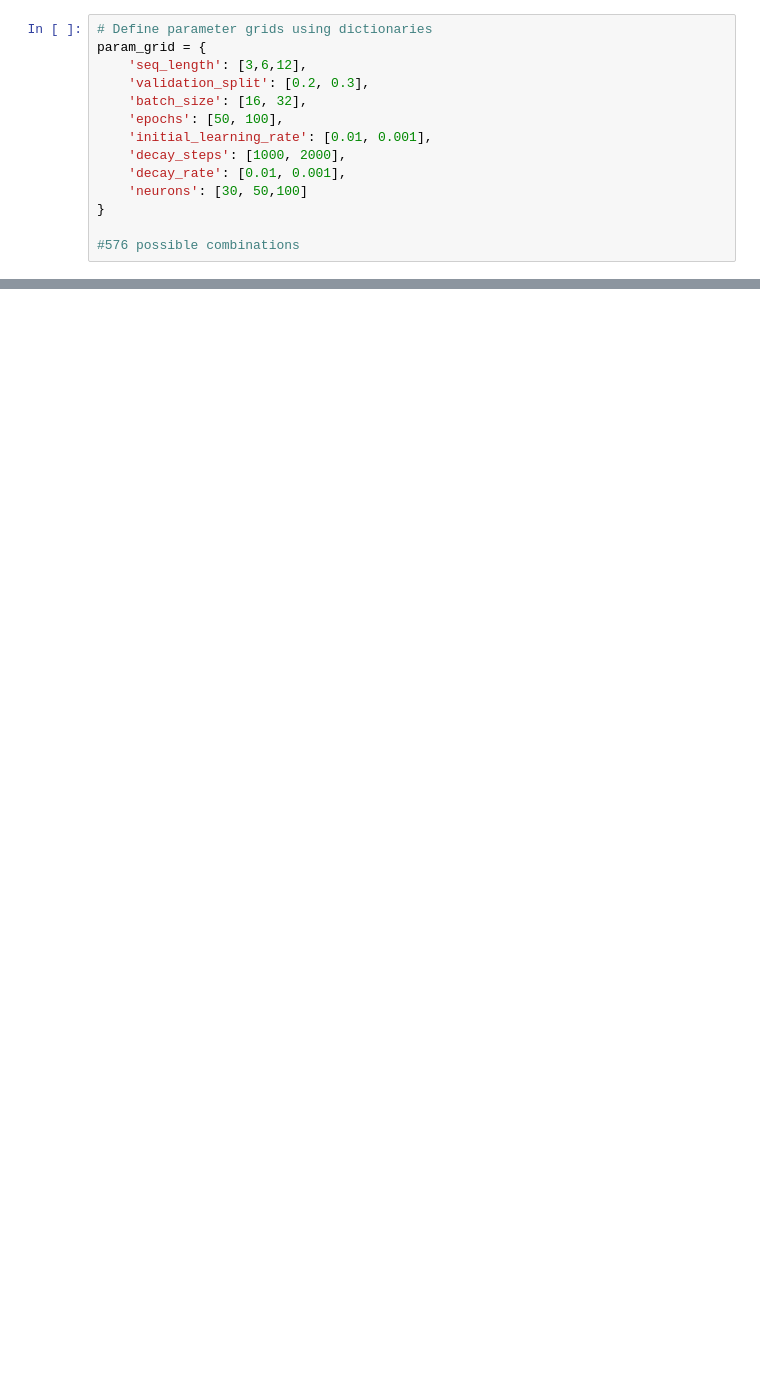
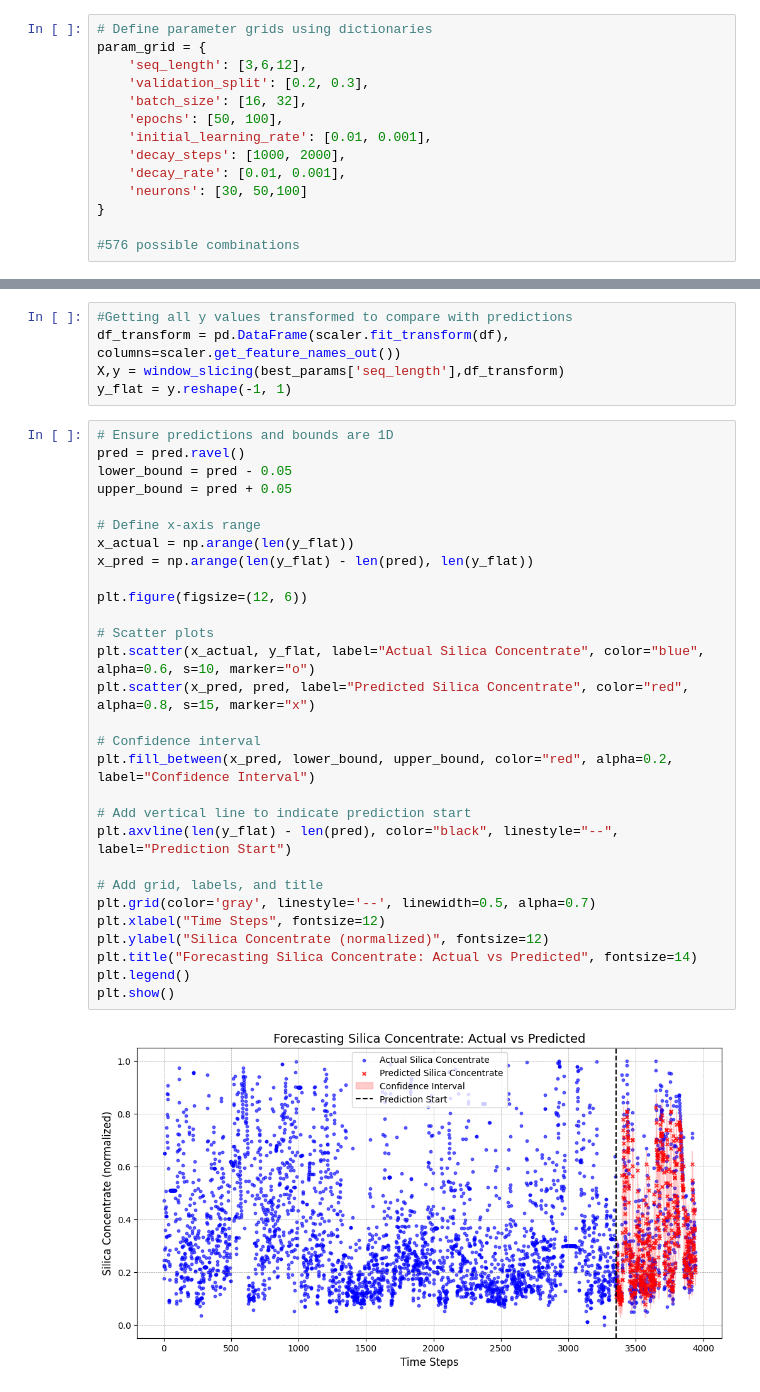
Before and after one commit to nicole-baltodano/Silica-concentrate-prediction, a Jupyter notebook: Recurrent neural network (RNN)-LSTM.ipynb, the cells around one changed output, grey strips where cells are left out. Saved outputs shown, nothing was run; the diff lists cells and outputs as text; blank space fills up the shorter version.

```diff
--- a/Recurrent neural network (RNN)-LSTM.ipynb
+++ b/Recurrent neural network (RNN)-LSTM.ipynb
@@ -408,0 +531,36 @@ plt.plot([y_test_flat.min(), y_test_flat.max()], [y_test_flat.min(),y_test_flat.
+# %%
+#Getting all y values transformed to compare with predictions
+df_transform = pd.DataFrame(scaler.fit_transform(df), columns=scaler.get_feature_names_out())
+X,y = window_slicing(best_params['seq_length'],df_transform)
+y_flat = y.reshape(-1, 1)
+# %%
+# Ensure predictions and bounds are 1D
+pred = pred.ravel()
+lower_bound = pred - 0.05
+upper_bound = pred + 0.05
+
+# Define x-axis range
+x_actual = np.arange(len(y_flat))
+x_pred = np.arange(len(y_flat) - len(pred), len(y_flat))
+
+plt.figure(figsize=(12, 6))
+
+# Scatter plots
+plt.scatter(x_actual, y_flat, label="Actual Silica Concentrate", color="blue", alpha=0.6, s=10, marker="o")
+plt.scatter(x_pred, pred, label="Predicted Silica Concentrate", color="red", alpha=0.8, s=15, marker="x")
+
+# Confidence interval
+plt.fill_between(x_pred, lower_bound, upper_bound, color="red", alpha=0.2, label="Confidence Interval")
+
+# Add vertical line to indicate prediction start
+plt.axvline(len(y_flat) - len(pred), color="black", linestyle="--", label="Prediction Start")
+
+# Add grid, labels, and title
+plt.grid(color='gray', linestyle='--', linewidth=0.5, alpha=0.7)
+plt.xlabel("Time Steps", fontsize=12)
+plt.ylabel("Silica Concentrate (normalized)", fontsize=12)
+plt.title("Forecasting Silica Concentrate: Actual vs Predicted", fontsize=14)
+plt.legend()
+plt.show()
+# %% [output]
+[figure, added]
```
Also changed, not shown: parts of 19 cells of this notebook, 1 other file.
